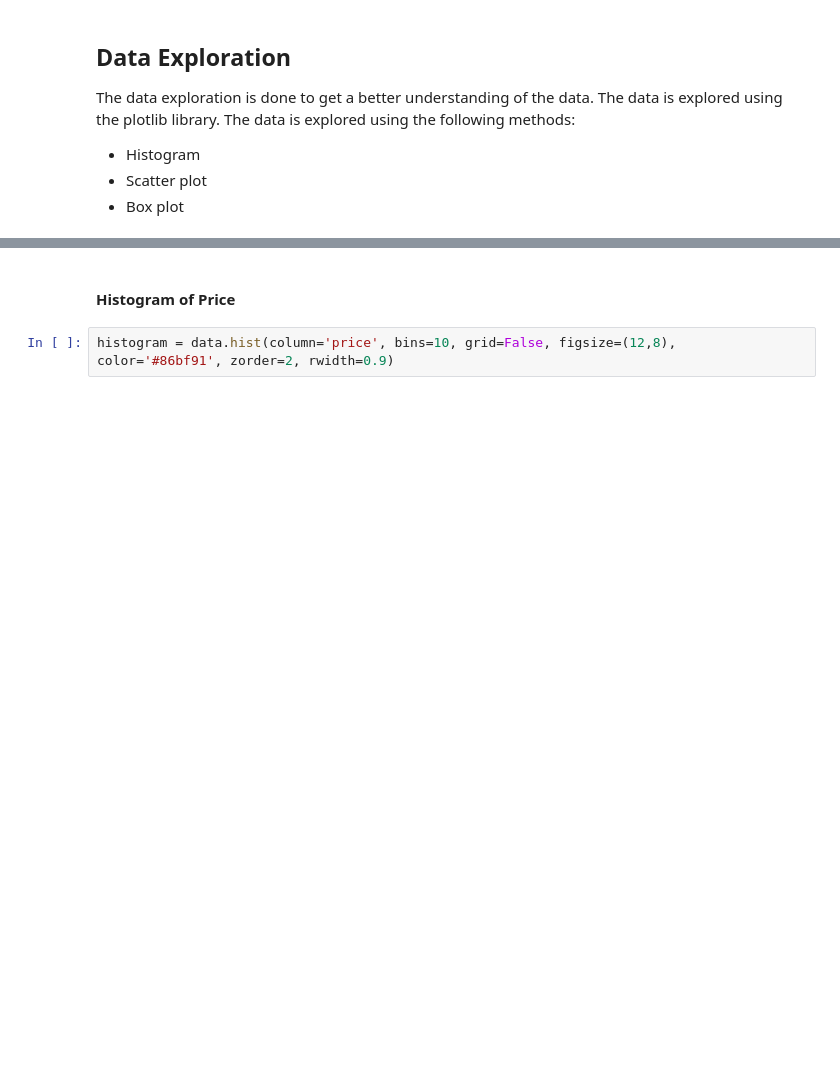
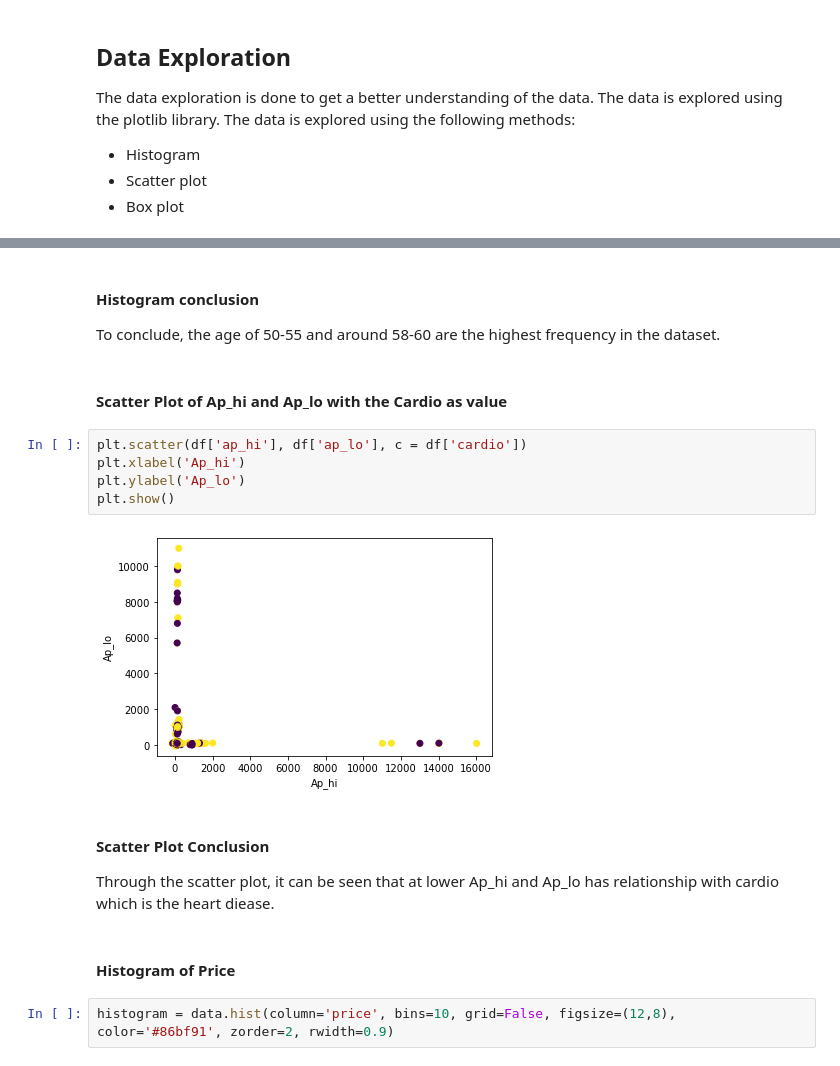
Before and after one commit to JIAWEI68/sch-work-jupiter, a Jupyter notebook: Project/Assignment.ipynb, the cells around one changed output, grey strips where cells are left out. Saved outputs shown, nothing was run; the diff lists cells and outputs as text; blank space fills up the shorter version.

```diff
--- a/Project/Assignment.ipynb
+++ b/Project/Assignment.ipynb
@@ -165,3 +157,18 @@ Through the scatter plot, it can be seen that there is a form of a gradient in t
+# %% [markdown]
+#### Histogram conclusion
+To conclude, the age of 50-55 and around 58-60 are the highest frequency in the dataset.
+# %% [markdown]
+#### Scatter Plot of Ap_hi and Ap_lo with the Cardio as value
+# %%
+plt.scatter(df['ap_hi'], df['ap_lo'], c = df['cardio'])
+plt.xlabel('Ap_hi')
+plt.ylabel('Ap_lo')
+plt.show()
+# %% [output]
+[figure, added]
+# %% [markdown]
+#### Scatter Plot Conclusion
+Through the scatter plot, it can be seen that at lower Ap_hi and Ap_lo has relationship with cardio which is the heart diease.
 # %% [markdown]
 #### Histogram of Price
 # %%
```
Also changed, not shown: parts of 28 cells of this notebook, 1 other file.
